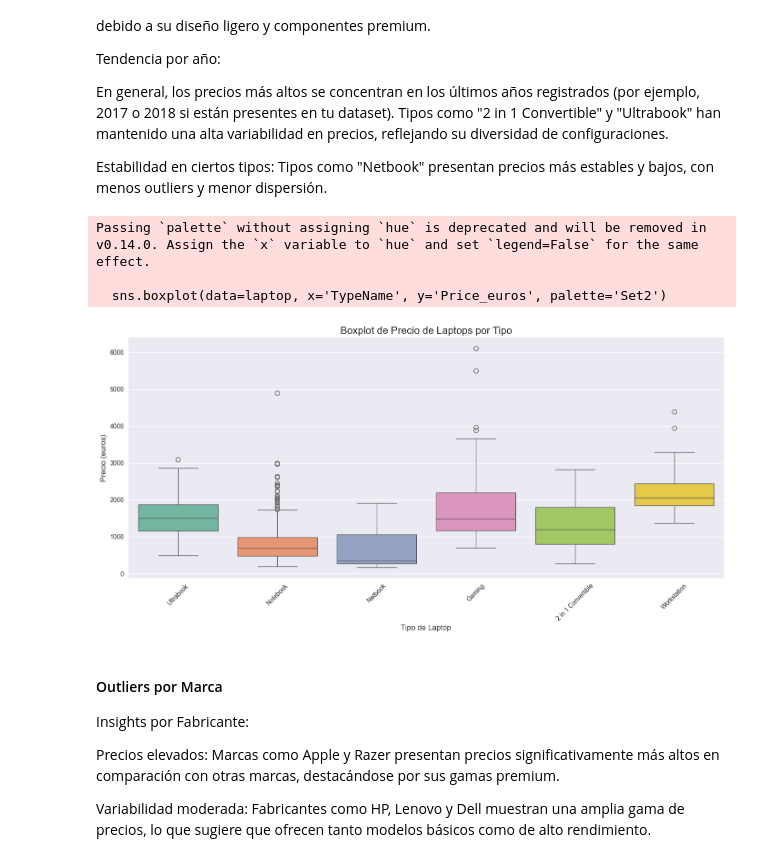
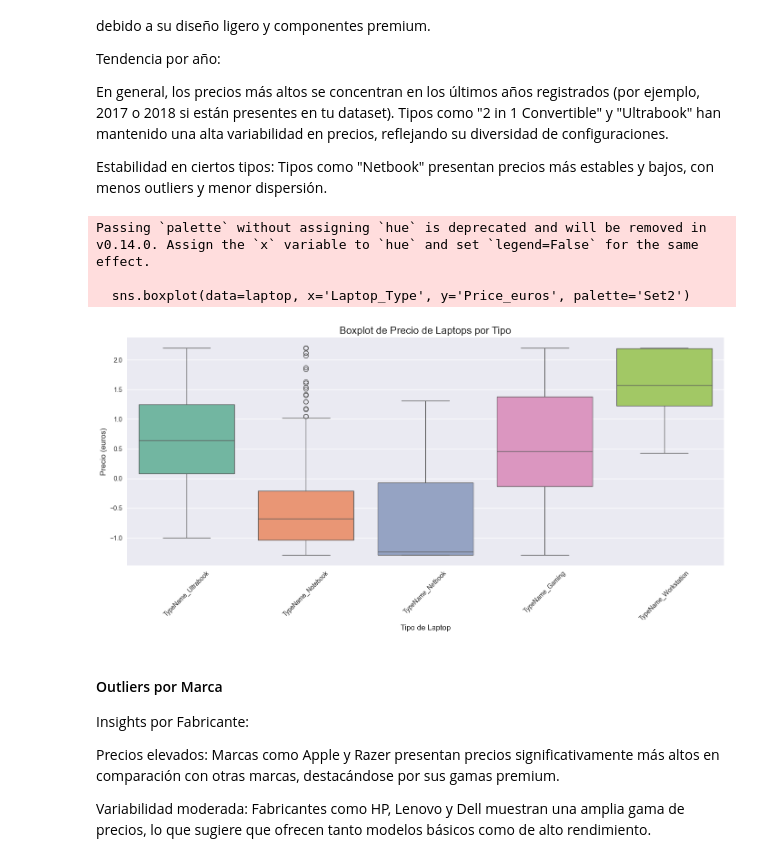
Before and after one commit to Sebastian2018-58586/CienciaDatos, a Jupyter notebook: notebooks/1-Analisis_descriptivo.ipynb, the cells around one changed output. Saved outputs shown, nothing was run; the diff lists cells and outputs as text; code cells hidden in the pictures.

Commit message:
Limpieza y Normalizacion nueva

```diff
--- a/notebooks/1-Analisis_descriptivo.ipynb
+++ b/notebooks/1-Analisis_descriptivo.ipynb
@@ -322,21 +322,25 @@ Tipos como "2 in 1 Convertible" y "Ultrabook" han mantenido una alta variabilida
 Estabilidad en ciertos tipos:
 Tipos como "Netbook" presentan precios más estables y bajos, con menos outliers y menor dispersión.
 # %%
+# Crear una nueva columna que refleje el tipo de laptop según las columnas dummy
+laptop['Laptop_Type'] = laptop[['TypeName_Gaming', 'TypeName_Netbook', 'TypeName_Notebook',
+                                 'TypeName_Ultrabook', 'TypeName_Workstation']].idxmax(axis=1)
 
+# Ahora graficamos el precio según esta nueva columna
 plt.figure(figsize=(14, 7))
-sns.boxplot(data=laptop, x='TypeName', y='Price_euros', palette='Set2')
+sns.boxplot(data=laptop, x='Laptop_Type', y='Price_euros', palette='Set2')
 plt.title('Boxplot de Precio de Laptops por Tipo', fontsize=16)
 plt.xlabel('Tipo de Laptop', fontsize=12)
 plt.ylabel('Precio (euros)', fontsize=12)
 plt.xticks(rotation=45)
 plt.grid(True, axis='y')
 plt.tight_layout()
 plt.show()
 # %% [output]
 Passing `palette` without assigning `hue` is deprecated and will be removed in v0.14.0. Assign the `x` variable to `hue` and set `legend=False` for the same effect.
 
-  sns.boxplot(data=laptop, x='TypeName', y='Price_euros', palette='Set2')
+  sns.boxplot(data=laptop, x='Laptop_Type', y='Price_euros', palette='Set2')
-[figure, old version]
+[figure, new version]
 # %% [markdown]
 #### Outliers por Marca
 Insights por Fabricante:
```
Also changed, not shown: parts of 13 cells of this notebook.
